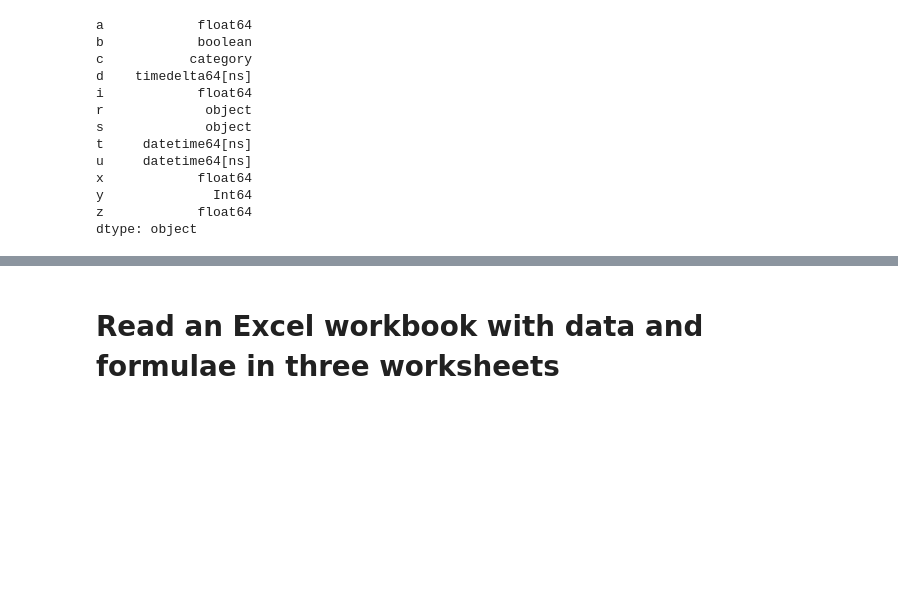
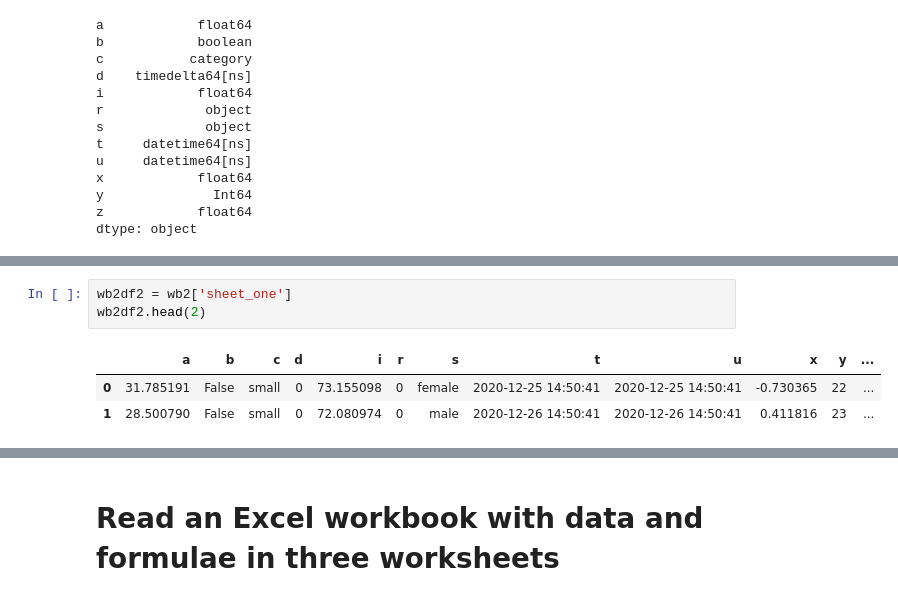
Before and after one commit to gillespilon/noob, a Jupyter notebook: 02_data_file_write.ipynb, the cells around one changed output, grey strips where cells are left out. Saved outputs shown, nothing was run; the diff lists cells and outputs as text; blank space fills up the shorter version.

```diff
--- a/02_data_file_write.ipynb
+++ b/02_data_file_write.ipynb
@@ -417,3 +422,10 @@ x            float64
 y              Int64
 z            float64
 dtype: object
+# %%
+wb2df2 = wb2['sheet_one']
+wb2df2.head(2)
+# %% [output]
+|  | a | b | c | d | i | r | s | t | u | x | y | ... |
+| 0 | 31.785191 | False | small | 0 | 73.155098 | 0 | female | 2020-12-25 14:50:41 | 2020-12-25 14:50:41 | -0.730365 | 22 | ... |
+| 1 | 28.500790 | False | small | 0 | 72.080974 | 0 | male | 2020-12-26 14:50:41 | 2020-12-26 14:50:41 | 0.411816 | 23 | ... |
```
Also changed, not shown: parts of 29 cells of this notebook.
